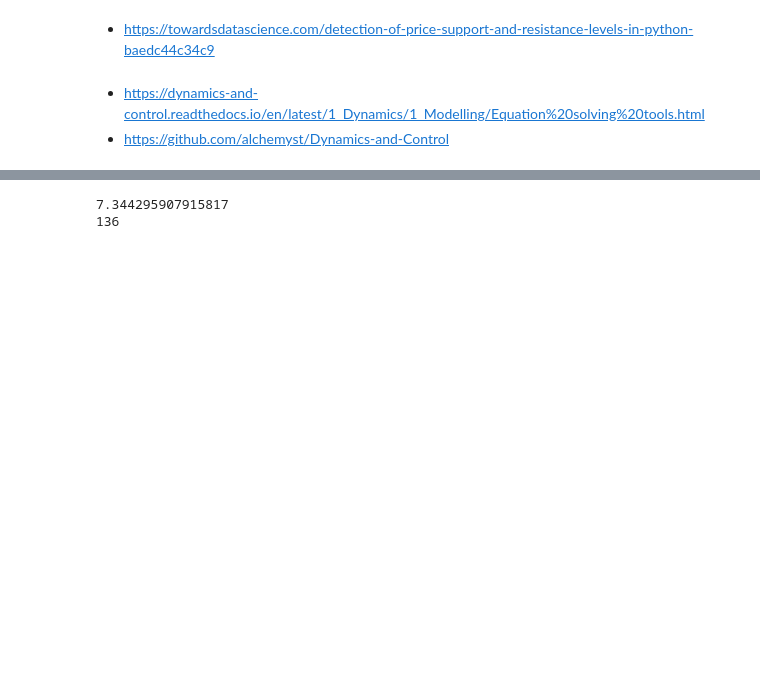
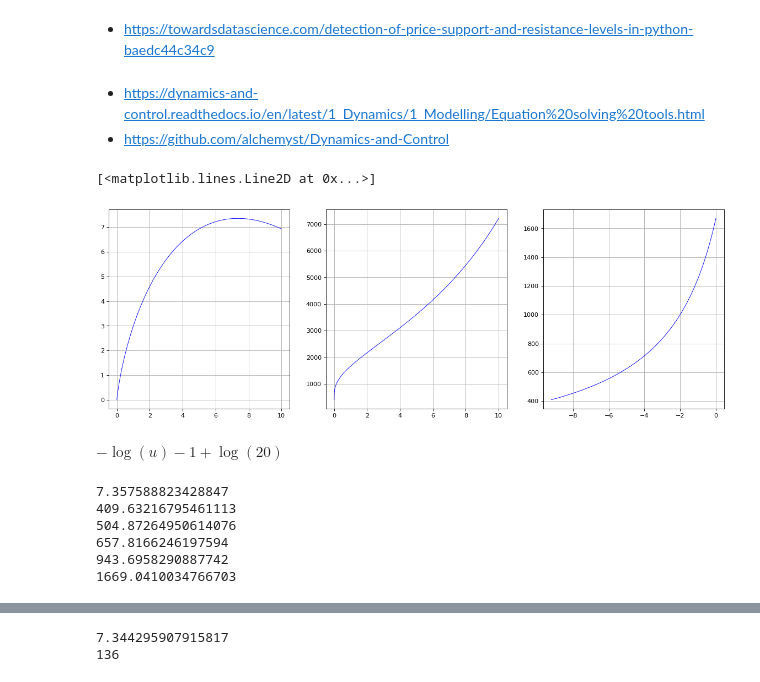
Before and after one commit to seii-saintway/crypto-currency-stabilizer, a Jupyter notebook: analysis.ipynb, the cells around one changed output, grey strips where cells are left out. Drawn from its saved outputs; the diff is of its cells as text; code cells hidden in the pictures; blank space fills up the shorter version.

```diff
--- a/analysis.ipynb
+++ b/analysis.ipynb
@@ -3,3 +3,46 @@
 # %% [markdown]
 * https://dynamics-and-control.readthedocs.io/en/latest/1_Dynamics/1_Modelling/Equation%20solving%20tools.html
 * https://github.com/alchemyst/Dynamics-and-Control
+# %%
+import matplotlib.pyplot as plt
+%matplotlib inline
+
+import math
+import numpy as np
+u_array = np.arange(0.0001, 10, 0.0001)
+
+fig, (plt_a, plt_b, plt_c) = plt.subplots(1, 3, figsize=(18, 6), dpi=80)
+
+plt_a.grid(True)
+plt_a.plot(u_array, [u * (math.log(20) - math.log(u)) for u in u_array], 'b-', linewidth=0.8)
+
+plt_b.grid(True)
+plt_b.plot(u_array, [5000 / (math.log(20) - math.log(u)) for u in u_array], 'b-', linewidth=0.8)
+
+log_u_array = np.arange(math.log(0.0001), math.log(1), 0.0001)
+plt_c.grid(True)
+plt_c.plot(log_u_array, [5000 / (math.log(20) - log_u) for log_u in log_u_array], 'b-', linewidth=0.8)
+# %% [output]
+[<matplotlib.lines.Line2D at 0x...>]
+[figure, added]
+# %%
+import sympy
+u_sym = sympy.Symbol('u')
+sympy.diff(u_sym * (sympy.log(20) - sympy.log(u_sym)), u_sym)
+# %% [output]
+$\displaystyle - \log{\left(u \right)} - 1 + \log{\left(20 \right)}$
+# %%
+import math
+print(20 / math.e)
+print(5000 / (math.log(20) - math.log(0.0001)))
+print(5000 / (math.log(20) - math.log(0.001)))
+print(5000 / (math.log(20) - math.log(0.01)))
+print(5000 / (math.log(20) - math.log(0.1)))
+print(5000 / (math.log(20) - math.log(1)))
+# %% [output]
+7.357588823428847
+409.63216795461113
+504.87264950614076
+657.8166246197594
+943.6958290887742
+1669.0410034766703
```
Also changed, not shown: parts of 1 cell of this notebook, 2 other files.
